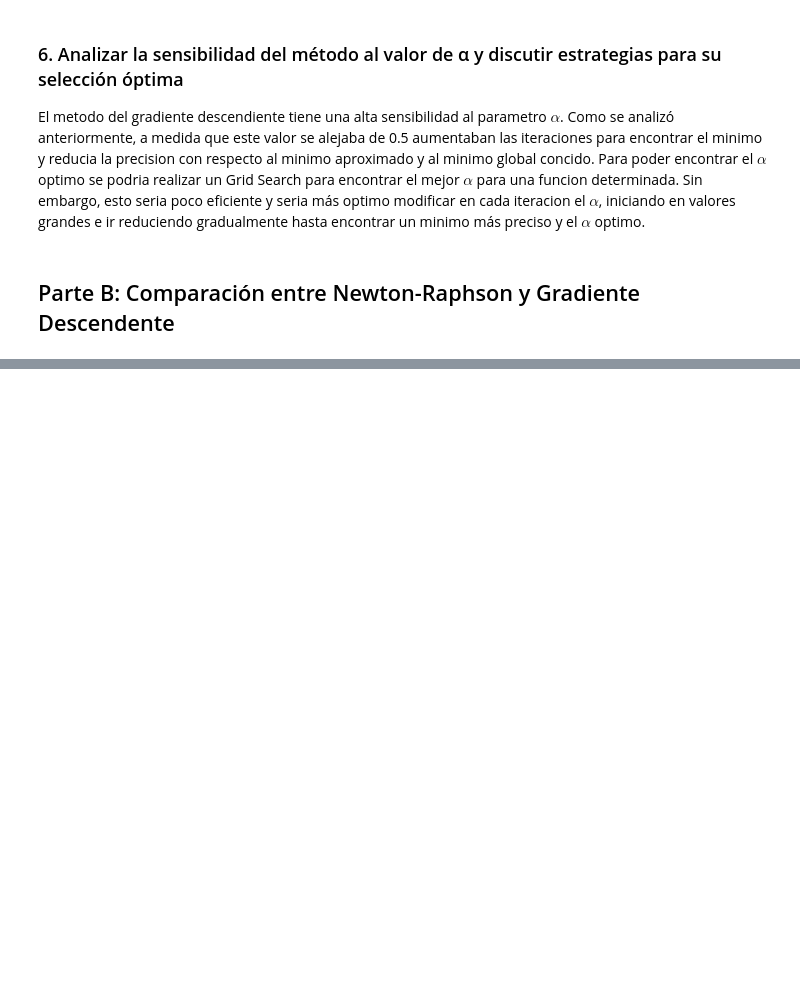
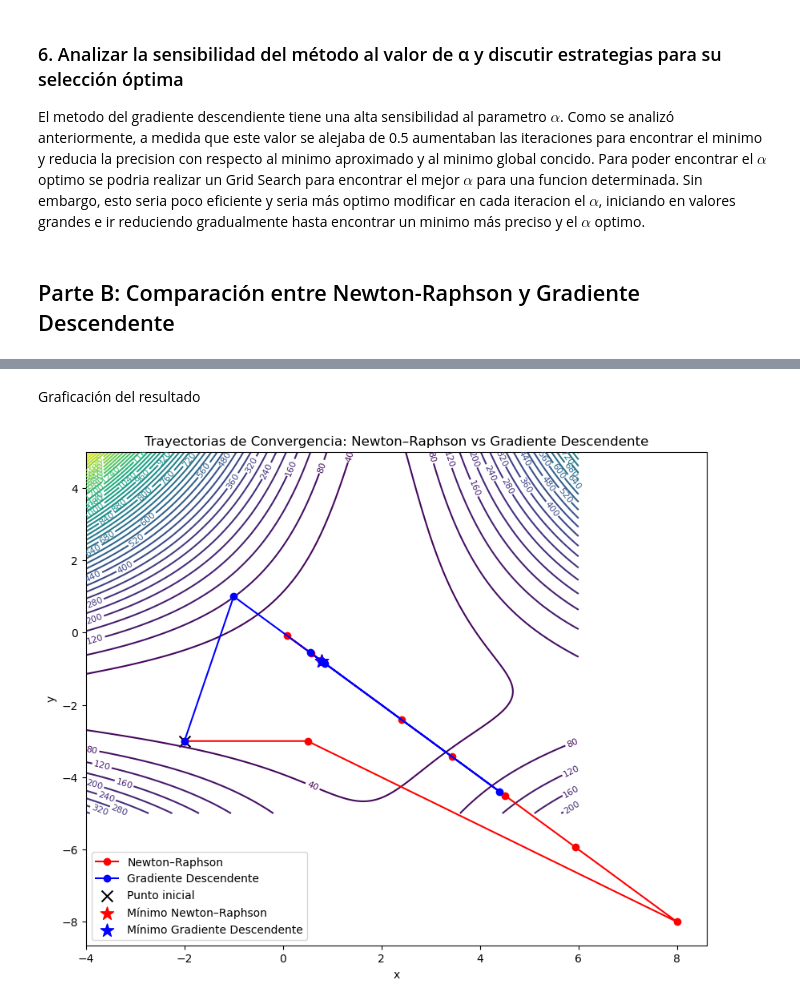
Before and after one commit to Mateo-Lopez83/labs_Mos_MateoLopez_IgnacioChaparro, a Jupyter notebook: lab3/Problema4.ipynb, the cells around one changed output, grey strips where cells are left out. Cells and saved outputs as stored; diff of their text form; code cells hidden in the pictures; blank space fills up the shorter version.

Commit message:
Final punto 4

```diff
--- a/lab3/Problema4.ipynb
+++ b/lab3/Problema4.ipynb
@@ -191,0 +426,11 @@ El metodo del gradiente descendiente tiene una alta sensibilidad al parametro $\
+# %%
+initial_point = [-2, -3]
+newton_result, newton_traj, newton_iters, newton_time = newton_raphson(initial_point, alpha=1.0)
+print("Iteraciones Newton–Raphson:", newton_iters)
+print("Tiempo Newton–Raphson:", newton_time)
+print("Resultado Newton–Raphson:", newton_result)
+
+gd_result, gd_traj, gd_iters, gd_time = gradient_descent(initial_point, alpha=0.1)
+print("\nIteraciones Gradiente Descendente:", gd_iters)
+print("Tiempo Gradiente Descendente:", gd_time)
+print("Resultado Gradiente Descendente:", gd_result)
@@ -191,0 +445,39 @@ El metodo del gradiente descendiente tiene una alta sensibilidad al parametro $\
+# %% [markdown]
+Graficación del resultado
+# %%
+import numpy as np
+import matplotlib.pyplot as plt
+
+x_range = np.linspace(-4, 6, 400)
+y_range = np.linspace(-5, 5, 400)
+X, Y = np.meshgrid(x_range, y_range)
+Z = f_func(X, Y)
+
+plt.figure(figsize=(10, 8))
+# Graficar el mapa de contornos de la función objetivo
+contours = plt.contour(X, Y, Z, levels=50, cmap='viridis')
+plt.clabel(contours, inline=True, fontsize=8)
+
+# Convertir las trayectorias a arreglos NumPy (si no se ha hecho aún)
+newton_traj = np.array(newton_traj)
+gd_traj = np.array(gd_traj)
+
+# Graficar la trayectoria de Newton–Raphson
+plt.plot(newton_traj[:, 0], newton_traj[:, 1], 'ro-', label='Newton–Raphson')
+# Graficar la trayectoria de Gradiente Descendente
+plt.plot(gd_traj[:, 0], gd_traj[:, 1], 'bo-', label='Gradiente Descendente')
+
+# Marcar el punto inicial
+plt.scatter(initial_point[0], initial_point[1], color='black', marker='x', s=100, label='Punto inicial')
+# Marcar el mínimo aproximado obtenido con Newton–Raphson
+plt.scatter(newton_result[0], newton_result[1], color='red', marker='*', s=150, label='Mínimo Newton–Raphson')
+# Marcar el mínimo aproximado obtenido con Gradiente Descendente
+plt.scatter(gd_result[0], gd_result[1], color='blue', marker='*', s=150, label='Mínimo Gradiente Descendente')
+
+plt.xlabel('x')
+plt.ylabel('y')
+plt.title('Trayectorias de Convergencia: Newton–Raphson vs Gradiente Descendente')
+plt.legend()
+plt.show()
+# %% [output]
+[figure, added]
```
Also changed, not shown: parts of 27 cells of this notebook.
